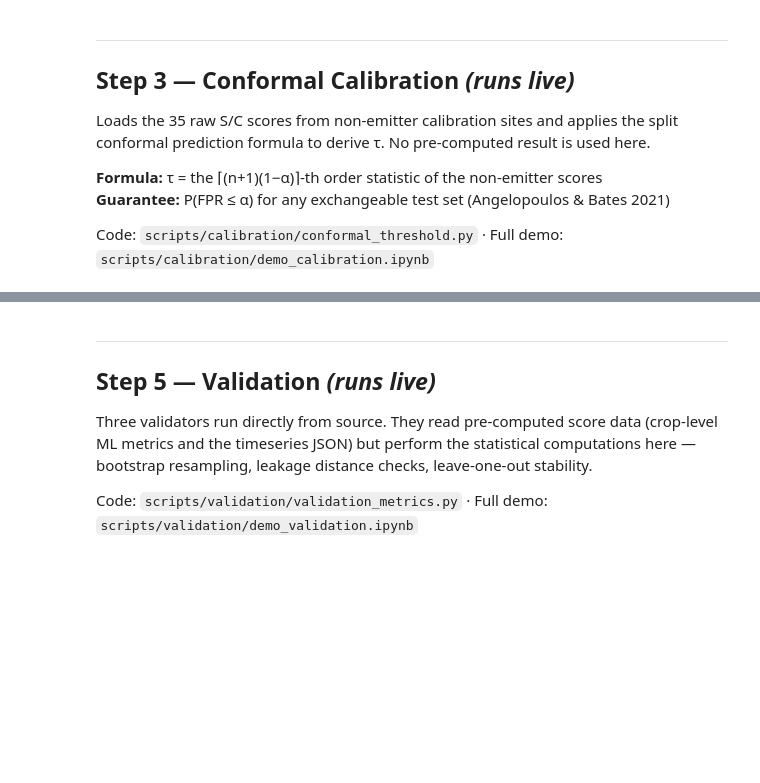
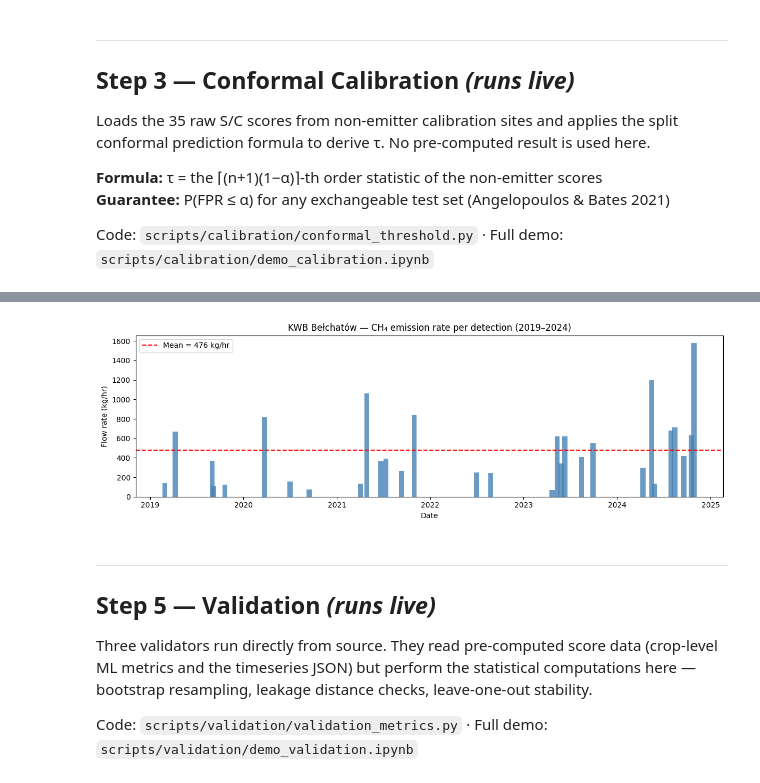
Before and after one commit to vincentcorn2/methane-emission-tracker, a Jupyter notebook: START_HERE.ipynb, the cells around one changed output, grey strips where cells are left out. Cells and saved outputs as stored; diff of their text form; code cells hidden in the pictures; blank space fills up the shorter version.

```diff
--- a/START_HERE.ipynb
+++ b/START_HERE.ipynb
@@ -128,21 +189,25 @@ assert abs(mean_flow - 476) / 476 < 0.10
 # %%
 import matplotlib.pyplot as plt
 import matplotlib.dates as mdates
 from datetime import datetime
 
-dates     = [datetime.fromisoformat(r['date']) for r in quantified]
-flow_vals = [r['quantification']['flow_rate_kgh'] for r in quantified]
+# acquisition_date lives at r["search"]["acquisition_date"]
+dates     = [datetime.fromisoformat(r["search"]["acquisition_date"].replace("Z", "+00:00"))
+             for r in quantified]
+flow_vals = [r["quantification"]["flow_rate_kgh"] for r in quantified]
 
 fig, ax = plt.subplots(figsize=(12, 4))
-ax.bar(dates, flow_vals, width=20, color='steelblue', alpha=0.8)
-ax.axhline(mean_flow, color='red', ls='--', lw=1.5, label=f'Mean = {mean_flow:.0f} kg/hr')
-ax.set_xlabel('Date')
-ax.set_ylabel('Flow rate (kg/hr)')
-ax.set_title('KWB Bełchatów — CH₄ emission rate per detection (2019–2024)')
-ax.xaxis.set_major_formatter(mdates.DateFormatter('%Y'))
+ax.bar(dates, flow_vals, width=20, color="steelblue", alpha=0.8)
+ax.axhline(mean_flow, color="red", ls="--", lw=1.5, label=f"Mean = {mean_flow:.0f} kg/hr")
+ax.set_xlabel("Date")
+ax.set_ylabel("Flow rate (kg/hr)")
+ax.set_title("KWB Bełchatów — CH₄ emission rate per detection (2019–2024)")
+ax.xaxis.set_major_formatter(mdates.DateFormatter("%Y"))
 ax.legend()
 plt.tight_layout()
 plt.show()
+# %% [output]
+[figure, added]
 # %% [markdown]
 ---
 ## Step 5 — Validation  *(runs live)*
```
Also changed, not shown: parts of 21 cells of this notebook, 5 other files.
